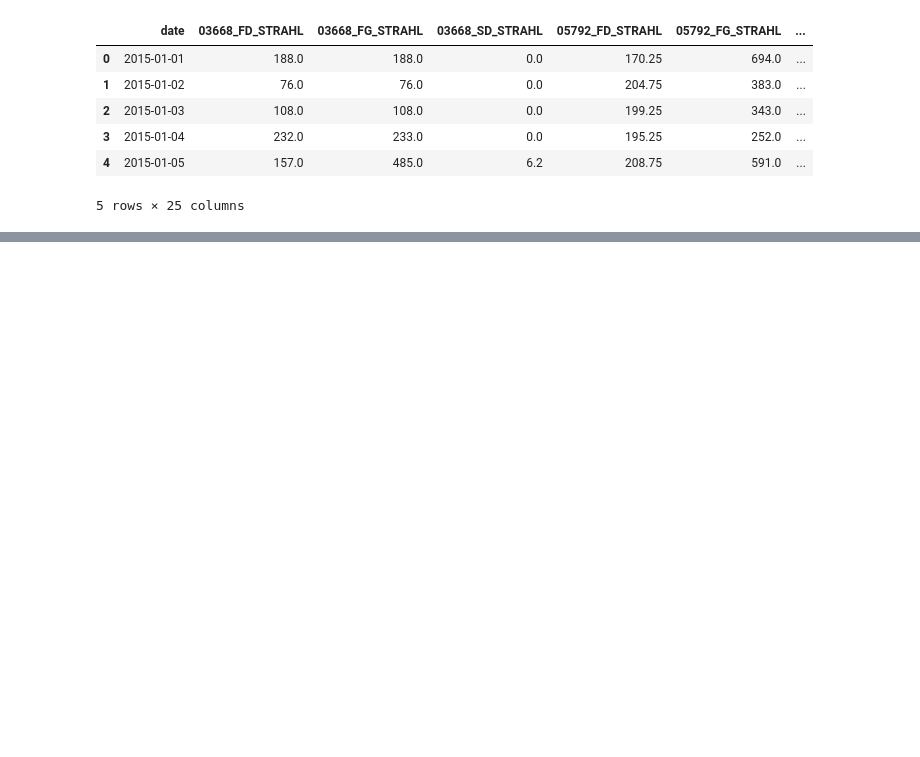
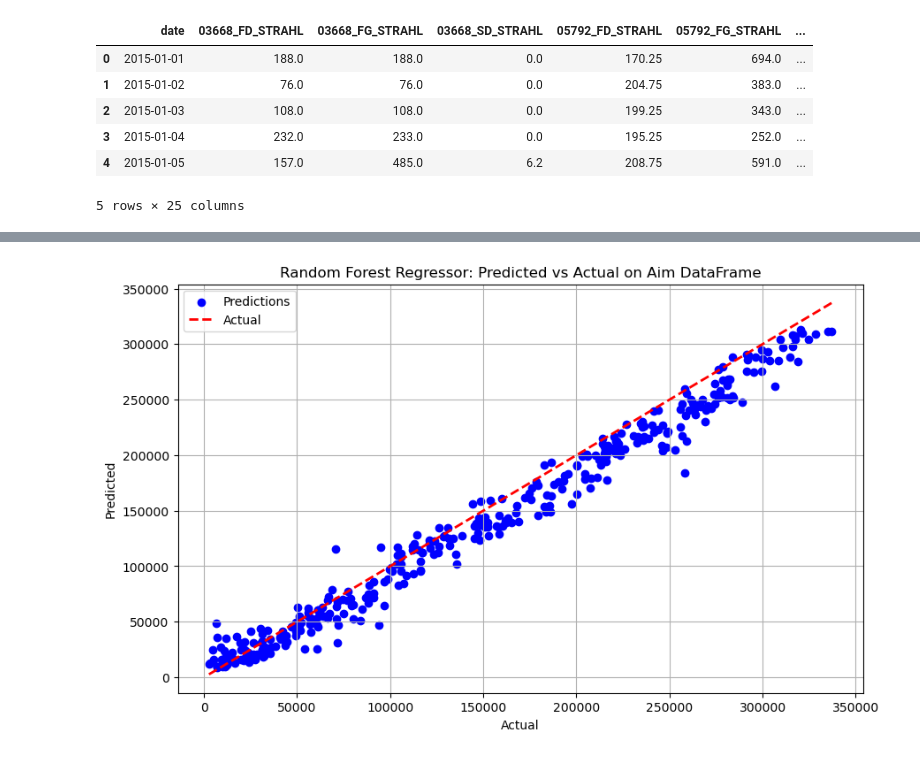
Before and after one commit to raminsdp/Energy_Production_data_repo, a Jupyter notebook: Jupyter_Notebooks/rm_Regressor_model.ipynb, the cells around one changed output, grey strips where cells are left out. Drawn from its saved outputs; the diff is of its cells as text; code cells hidden in the pictures; blank space fills up the shorter version.

```diff
--- a/Jupyter_Notebooks/rm_Regressor_model.ipynb
+++ b/Jupyter_Notebooks/rm_Regressor_model.ipynb
@@ -1569,0 +1504,84 @@ plt.show()
+# %%
+# apply best model on features_selection
+def model_random_forest_best_aim(features_train, target_train, features_aim, target_aim):
+    """
+    Train a Random Forest Regressor model using grid search and evaluate its performance.
+
+    Args:
+        features_train (pd.DataFrame): Training features DataFrame
+        target_train (pd.Series): Training target Series
+        features_aim (pd.DataFrame): Aim features DataFrame
+        target_aim (pd.Series): Aim target Series
+
+    Output:
+        Metric values for the trained Random Forest Regressor model with gridsearch on the aim data set
+
+    """
+    # Instantiate Random Forest Regressor
+    model_rf = RandomForestRegressor(random_state=42)
+
+    # Define the parameter grid
+    search_space_grid = {
+        'n_estimators': [800, 1000, 1200],  # Number of trees in the forest
+        'max_depth': [None, 10, 20]  # Maximum depth of the tree
+    }
+
+    # Instantiate GridSearchCV
+    model_rf_grid = GridSearchCV(estimator=model_rf,
+                                 param_grid=search_space_grid,
+                                 scoring='neg_mean_absolute_error',
+                                 cv=5,
+                                 n_jobs=-1)
+
+    # Fit the grid search model
+    model_rf_grid.fit(features_train, target_train)
+
+    # Evaluate the model performance
+    target_aim_pred_rf = model_rf_grid.predict(features_aim)
+    mae_rf_aim = mean_absolute_error(target_aim, target_aim_pred_rf)
+    mse_rf_aim = mean_squared_error(target_aim, target_aim_pred_rf)
+    r2_rf_aim = r2_score(target_aim, target_aim_pred_rf)
+
+    # Plot the predictions on test data
+    plt.figure(figsize=(10, 6))
+    plt.scatter(target_aim, target_aim_pred_rf, color='blue', label='Predictions')
+    plt.plot([target_aim.min(), target_aim.max()], [target_aim.min(), target_aim.max()], 'k--', lw=2, color='red', label='Actual')
+    plt.xlabel('Actual')
+    plt.ylabel('Predicted')
+    plt.title('Random Forest Regressor: Predicted vs Actual on Aim DataFrame')
+    plt.legend()
+    plt.grid(True)
+    plt.savefig('random_forest_best_model_predictions_aim.png',dpi=300)
+    plt.show()
+
+    # Get the best parameters from the grid search
+    best_params = model_rf_grid.best_params_
+
+    print('------------------')
+    print('Random Forest Model Metric Values on Aim DataFrame')
+    print('------------------')
+    print("Best Parameters:", best_params)
+
+    print("MAE on Aim DataFrame:", mae_rf_aim)
+    print("MSE on Aim DataFrame:", mse_rf_aim)
+    print("R^2 Score on Aim DataFrame:", r2_rf_aim)
+
+    # Plot feature importances
+    feature_importances = model_rf_grid.best_estimator_.feature_importances_
+    feature_names = features_train.columns
+    importance_df = pd.DataFrame({'Features': feature_names, 'Importance': feature_importances})
+    importance_df = importance_df.sort_values(by='Importance', ascending=False)
+
+    plt.figure(figsize=(10, 6))
+    plt.barh(importance_df['Features'], importance_df['Importance'])
+    plt.xlabel('Importance')
+    plt.ylabel('Features')
+    plt.title('Features Importance')
+    plt.savefig('random_forest_Features_Importance_aim.png',dpi=300)
+    plt.show()
+
+# apply randomForestRegressor function on Train and Aim Datasets
+# Use aim dataset for 2023 year to evaluate best model performance on aimdataset predictions
+model_random_forest_best_aim(features_train_eng, target_train, features_aim_eng, target_aim)
+# %% [output]
+[figure, added]
```
Also changed, not shown: parts of 18 cells of this notebook.
